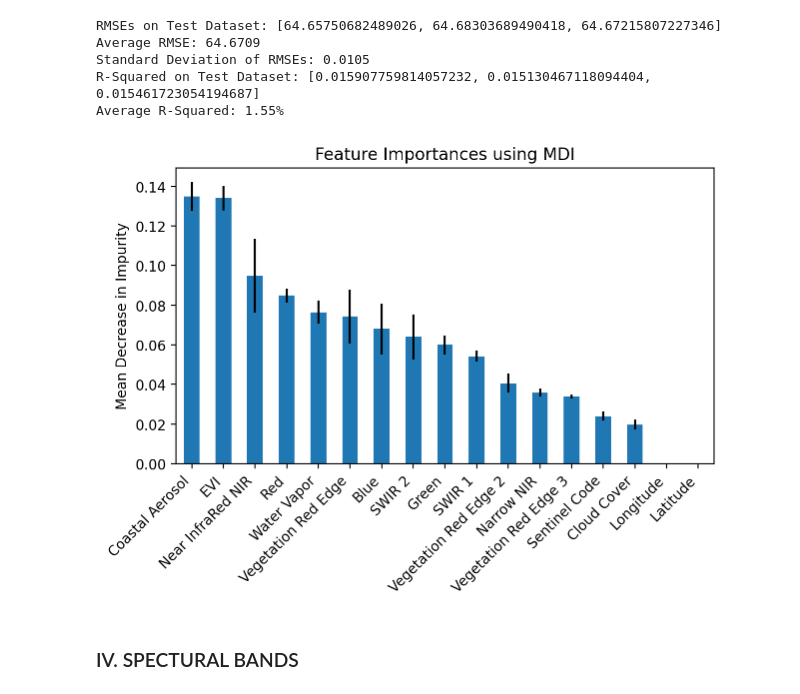
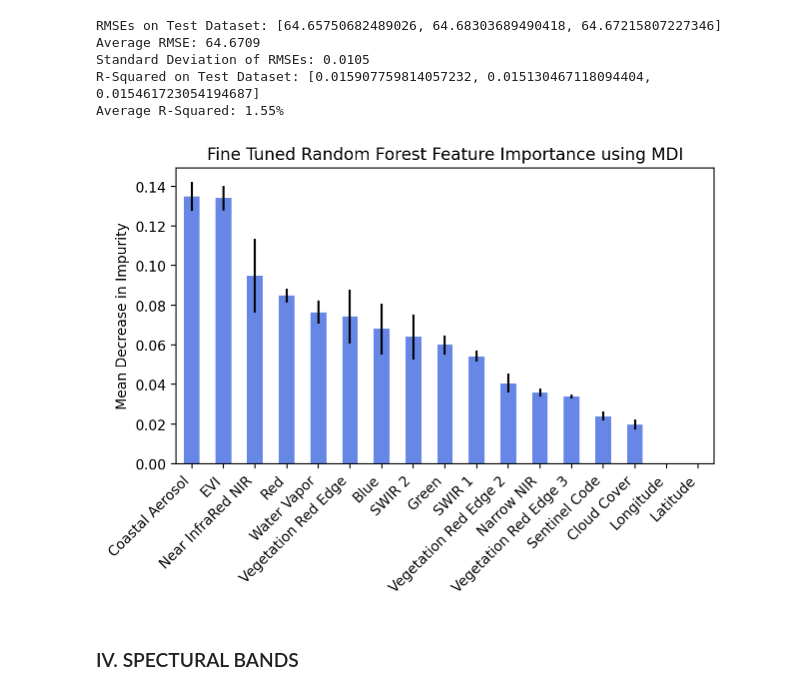
Before and after one commit to heath3rq/ML_Machine-Learning-Biomass-Density-Estimation, a Jupyter notebook: random_forest.ipynb, the cells around one changed output. Drawn from its saved outputs; the diff is of its cells as text; code cells hidden in the pictures.

```diff
--- a/random_forest.ipynb
+++ b/random_forest.ipynb
@@ -267,26 +277,13 @@ Average R-Squared: 1.55%
 # %%
 # Extract Feature Importance
 importances = rf_model_evi.feature_importances_.reshape(17, -1).sum(axis=1)
 x_label = ["Coastal Aerosol", "Blue", "Green", "Red", "Vegetation Red Edge", "Vegetation Red Edge 2", "Vegetation Red Edge 3",
            "Near InfraRed NIR", "Narrow NIR", "Water Vapor", "SWIR 1", "SWIR 2", "Cloud Cover", "Sentinel Code", "Latitude", "Longitude", "EVI"]
 std = rf_model_evi.feature_importances_.reshape(17, -1).std(axis=1)
 
-# create tuples of importance scores and labels, sort by importance scores
-sorted_data = sorted(zip(importances, x_label, std), reverse=True)
-
-# unpack sorted importance scores and labels into separate lists
-sorted_importance, sorted_labels, sorted_std = zip(*sorted_data)
-
-fig, ax = plt.subplots()
-forest_importances = pd.Series(sorted_importance, index=sorted_labels)
-forest_importances.plot.bar(yerr=sorted_std, ax=ax)
-ax.set_title("Feature Importances using MDI")
-ax.set_xticks(range(len(sorted_labels)), sorted_labels, rotation=45, ha="right")
-ax.set_ylabel("Mean Decrease in Impurity")
-fig.tight_layout()
-plt.show()
+sorted_bar_graph(importances, x_label, std, "Fine Tuned Random Forest Feature Importance using MDI", "Mean Decrease in Impurity")
 # %% [output]
-[figure, old version]
+[figure, new version]
 # %% [markdown]
 ### IV. SPECTURAL BANDS
 # %%
```
Also changed, not shown: parts of 3 cells of this notebook.
